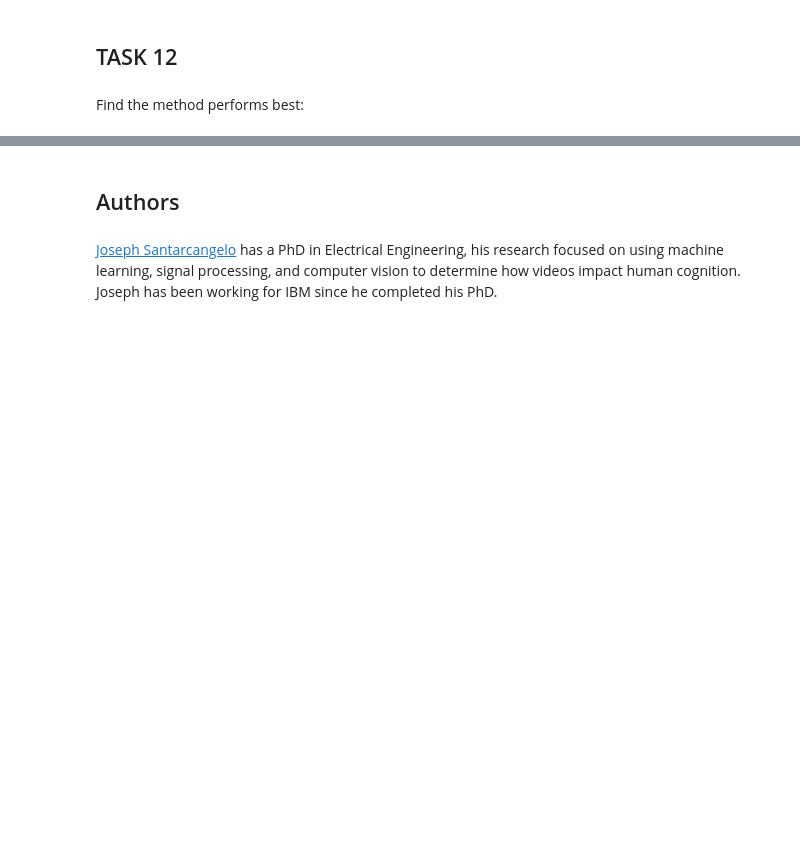
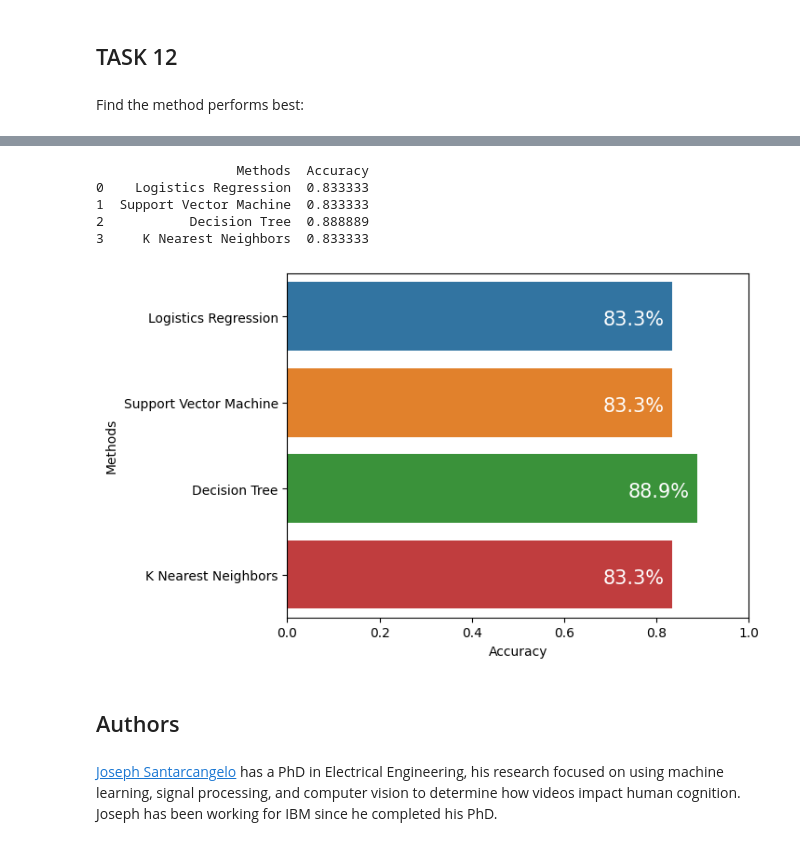
Before and after one commit to jrosilam/SpaceX-Data-Sci-Capstone, a Jupyter notebook: jupyter-labs-spacex_machine_learning_prediction.ipynb, the cells around one changed output, grey strips where cells are left out. Saved outputs shown, nothing was run; the diff lists cells and outputs as text; code cells hidden in the pictures; blank space fills up the shorter version.

Commit message:
finish main graphs, gen more plots

```diff
--- a/jupyter-labs-spacex_machine_learning_prediction.ipynb
+++ b/jupyter-labs-spacex_machine_learning_prediction.ipynb
@@ -334,3 +334,24 @@ Accuracy for K nearsdt neighbors method: 0.8333333333333334
+# %%
+out_data = {"Methods":['Logistics Regression', 'Support Vector Machine', 'Decision Tree', 'K Nearest Neighbors'],
+            "Accuracy":[logreg_cv.score(X_test, Y_test), svm_cv.score(X_test, Y_test), tree_cv.score(X_test, Y_test), knn_cv.score(X_test, Y_test)]}
+bar_df = pd.DataFrame(out_data)
+print(bar_df)
+
+ax = sns.barplot(bar_df,x="Accuracy",y="Methods",orient="h")
+plt.xlim([0,1])
+for i, p in enumerate(ax.patches):
+    percentage = '{:.1f}%'.format(bar_df.Accuracy[i]*100)
+    x = p.get_x() + p.get_width() - 0.15
+    y = p.get_y() + p.get_height() - 0.3
+    ax.annotate(percentage, (x, y), size = 15, color = 'white')
+plt.show()
+# %% [output]
+                  Methods  Accuracy
+0    Logistics Regression  0.833333
+1  Support Vector Machine  0.833333
+2           Decision Tree  0.888889
+3     K Nearest Neighbors  0.833333
+[figure, added]
 # %% [markdown]
 ## Authors
 # %% [markdown]
```
Also changed, not shown: parts of 4 cells of this notebook, 3 other files.
